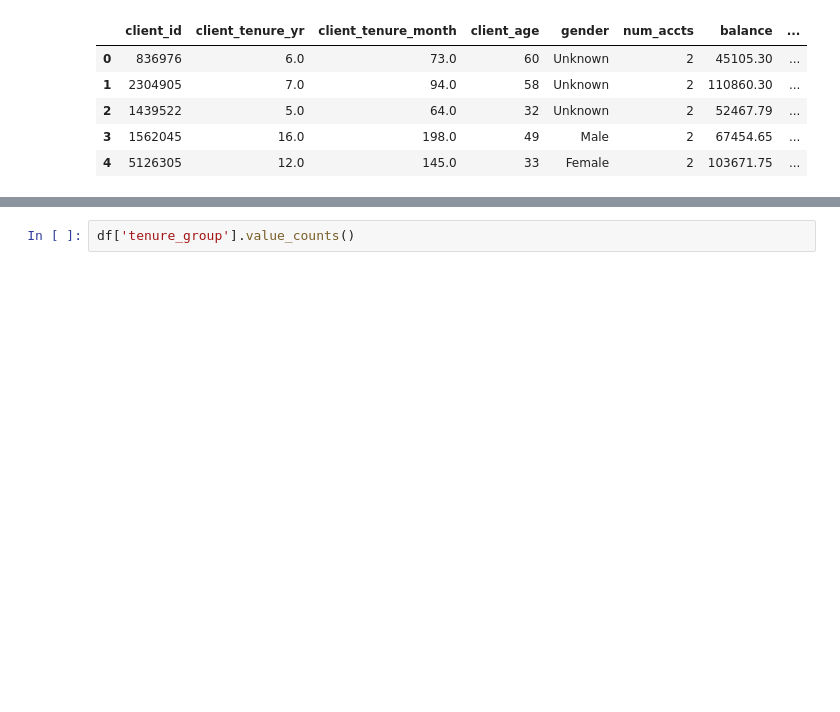
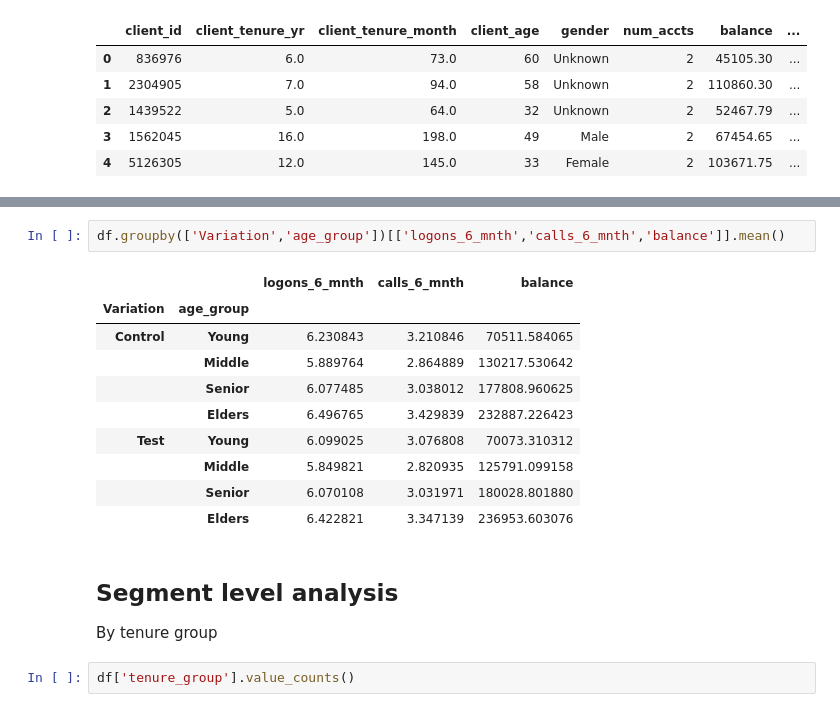
Before and after one commit to mhananem/vanguard_abtest_project, a Jupyter notebook: Client_behavior_analysis.ipynb, the cells around one changed output, grey strips where cells are left out. Drawn from its saved outputs; the diff is of its cells as text; blank space fills up the shorter version.

```diff
--- a/Client_behavior_analysis.ipynb
+++ b/Client_behavior_analysis.ipynb
@@ -103,4 +135,20 @@ Elders    11452
 Name: count, dtype: int64
+# %%
+df.groupby(['Variation','age_group'])[['logons_6_mnth','calls_6_mnth','balance']].mean()
+# %% [output]
+|  |  | logons_6_mnth | calls_6_mnth | balance |
+| Variation | age_group |  |  |  |
+| Control | Young | 6.230843 | 3.210846 | 70511.584065 |
+|  | Middle | 5.889764 | 2.864889 | 130217.530642 |
+|  | Senior | 6.077485 | 3.038012 | 177808.960625 |
+|  | Elders | 6.496765 | 3.429839 | 232887.226423 |
+| Test | Young | 6.099025 | 3.076808 | 70073.310312 |
+|  | Middle | 5.849821 | 2.820935 | 125791.099158 |
+|  | Senior | 6.070108 | 3.031971 | 180028.801880 |
+|  | Elders | 6.422821 | 3.347139 | 236953.603076 |
+# %% [markdown]
+## Segment level analysis
+By tenure group
 # %%
 df['tenure_group'].value_counts()
 # %% [output]
```
Also changed, not shown: parts of 36 cells of this notebook, 2 other files.
